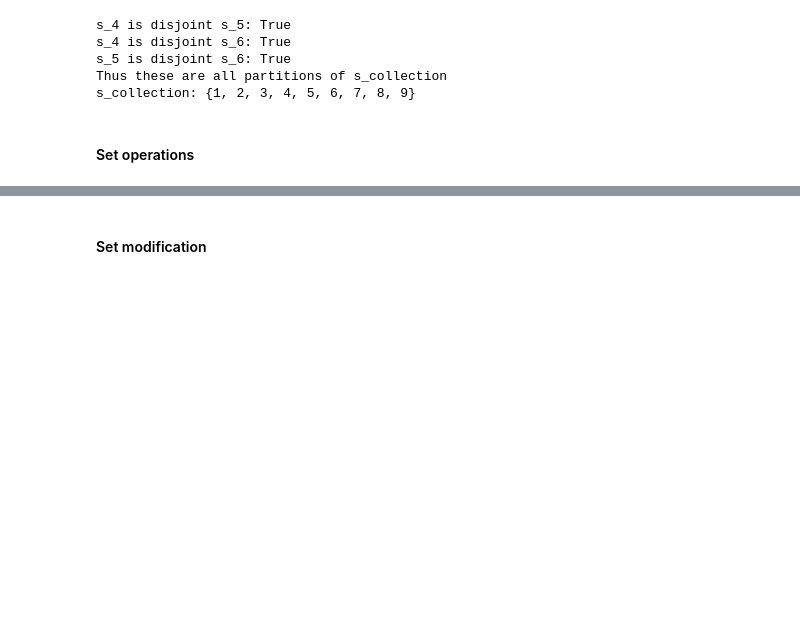
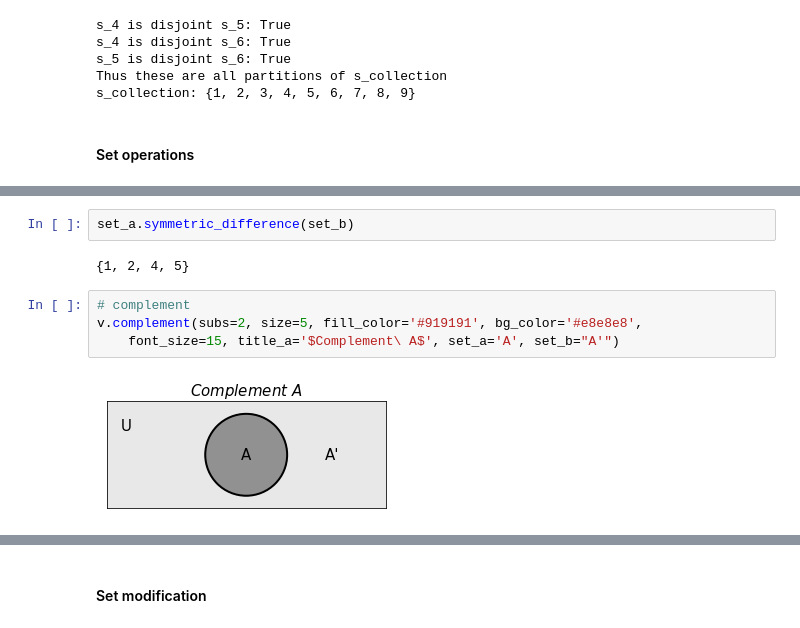
Before and after one commit to imarevic/probability_theory_python, a Jupyter notebook: notebooks/ch1_sets_and_venn_diagrams.ipynb, the cells around one changed output, grey strips where cells are left out. Drawn from its saved outputs; the diff is of its cells as text; blank space fills up the shorter version.

```diff
--- a/notebooks/ch1_sets_and_venn_diagrams.ipynb
+++ b/notebooks/ch1_sets_and_venn_diagrams.ipynb
@@ -172,0 +187,10 @@ v.xor_xnor(subs=2, size=5, fill_color='#919191', bg_color='#e8e8e8',
+# %%
+set_a.symmetric_difference(set_b)
+# %% [output]
+{1, 2, 4, 5}
+# %%
+# complement
+v.complement(subs=2, size=5, fill_color='#919191', bg_color='#e8e8e8',
+    font_size=15, title_a='$Complement\ A$', set_a='A', set_b="A'")
+# %% [output]
+[figure, added]
```
Also changed, not shown: parts of 29 cells of this notebook, 2 other files.
